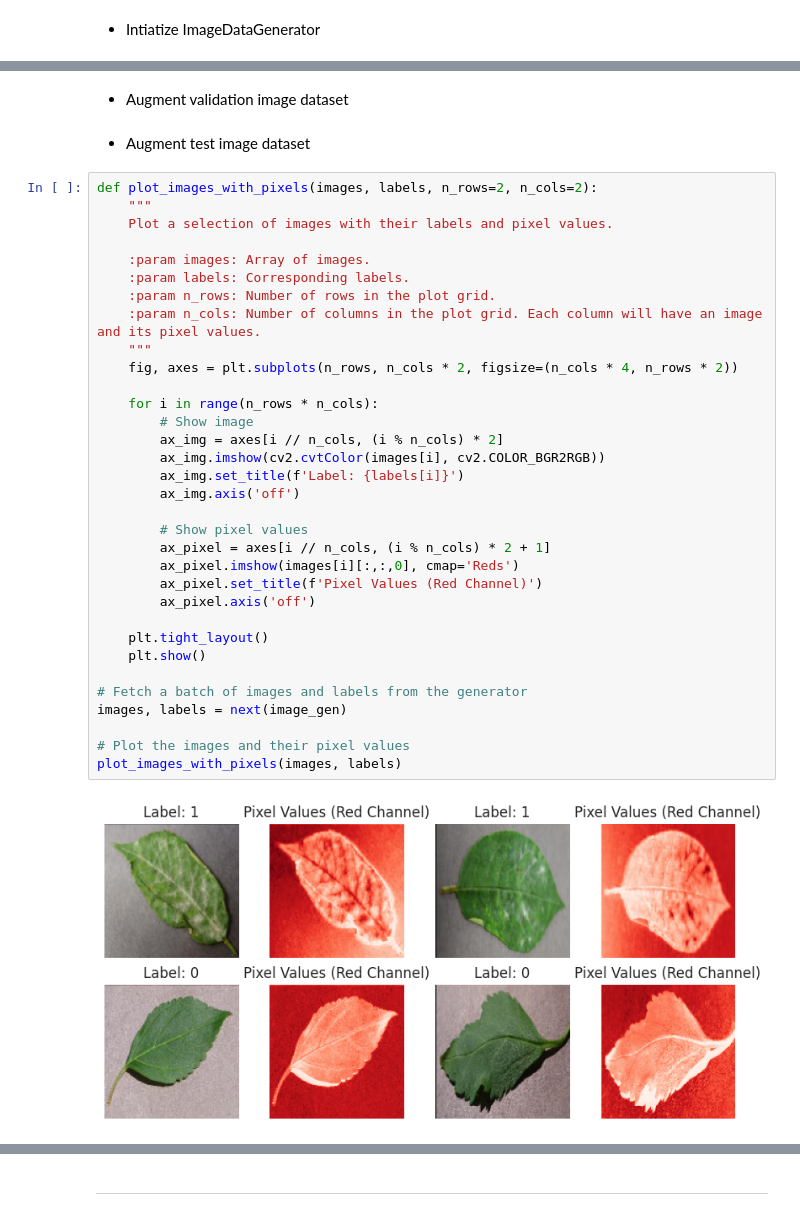
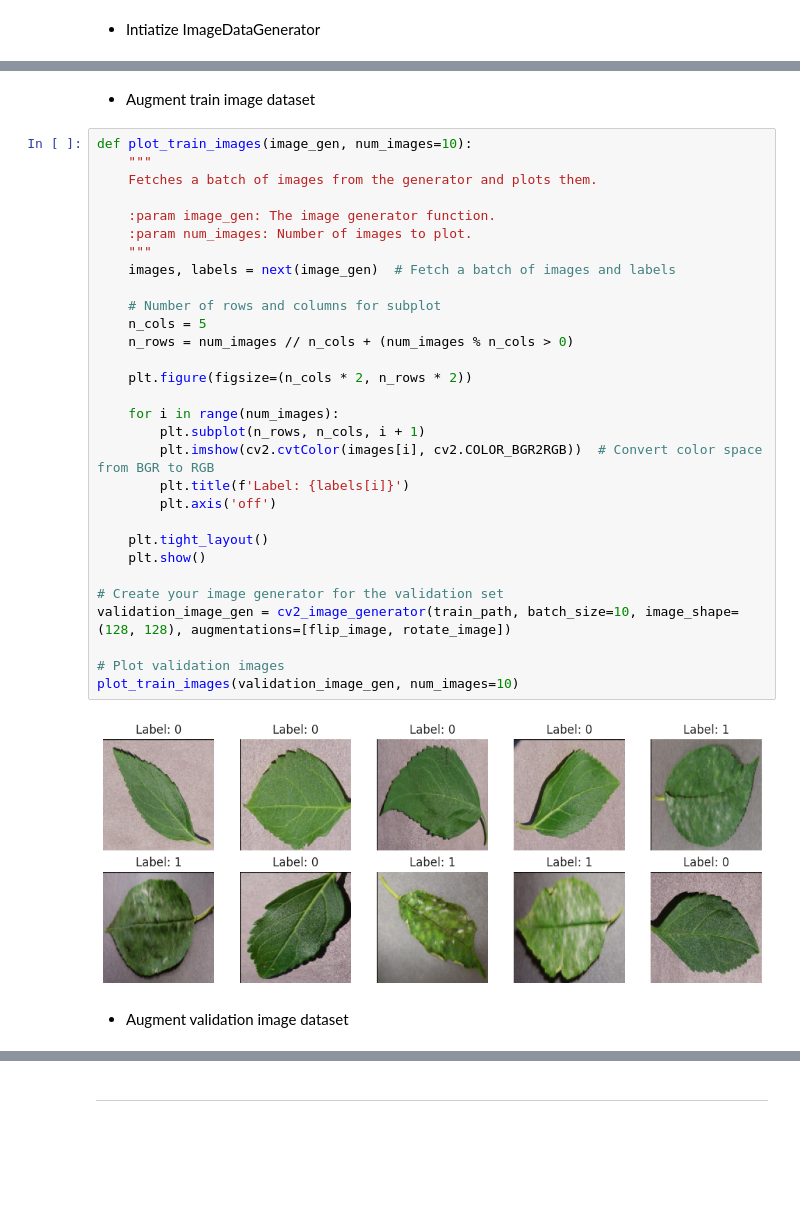
Before and after one commit to adamolnar/Portfolio_5_Cherry_Leaves_Mildew, a Jupyter notebook: jupyter_notebooks/03-DataModelling.ipynb, the cells around one changed output, grey strips where cells are left out. Drawn from its saved outputs; the diff is of its cells as text; blank space fills up the shorter version.

```diff
--- a/jupyter_notebooks/03-DataModelling.ipynb
+++ b/jupyter_notebooks/03-DataModelling.ipynb
@@ -235,39 +306,36 @@ images, labels = next(image_gen)
+# %% [markdown]
+* Augment train image dataset
+# %%
+def plot_train_images(image_gen, num_images=10):
+    """
+    Fetches a batch of images from the generator and plots them.
+
+    :param image_gen: The image generator function.
+    :param num_images: Number of images to plot.
+    """
+    images, labels = next(image_gen)  # Fetch a batch of images and labels
+
+    # Number of rows and columns for subplot
+    n_cols = 5
+    n_rows = num_images // n_cols + (num_images % n_cols > 0)
+
+    plt.figure(figsize=(n_cols * 2, n_rows * 2))
+
+    for i in range(num_images):
+        plt.subplot(n_rows, n_cols, i + 1)
+        plt.imshow(cv2.cvtColor(images[i], cv2.COLOR_BGR2RGB))  # Convert color space from BGR to RGB
+        plt.title(f'Label: {labels[i]}')
+        plt.axis('off')
+
+    plt.tight_layout()
+    plt.show()
+
+# Create your image generator for the validation set
+validation_image_gen = cv2_image_generator(train_path, batch_size=10, image_shape=(128, 128), augmentations=[flip_image, rotate_image])
+
+# Plot validation images
+plot_train_images(validation_image_gen, num_images=10)
+# %% [output]
+[figure, added]
 # %% [markdown]
 * Augment validation image dataset
-# %% [markdown]
-* Augment test image dataset
-# %%
-def plot_images_with_pixels(images, labels, n_rows=2, n_cols=2):
-    """
-    Plot a selection of images with their labels and pixel values.
-
-    :param images: Array of images.
-    :param labels: Corresponding labels.
-    :param n_rows: Number of rows in the plot grid.
-    :param n_cols: Number of columns in the plot grid. Each column will have an image and its pixel values.
-    """
-    fig, axes = plt.subplots(n_rows, n_cols * 2, figsize=(n_cols * 4, n_rows * 2))
-
-    for i in range(n_rows * n_cols):
-        # Show image
-        ax_img = axes[i // n_cols, (i % n_cols) * 2]
-        ax_img.imshow(cv2.cvtColor(images[i], cv2.COLOR_BGR2RGB))
-        ax_img.set_title(f'Label: {labels[i]}')
-        ax_img.axis('off')
-
-        # Show pixel values
-        ax_pixel = axes[i // n_cols, (i % n_cols) * 2 + 1]
-        ax_pixel.imshow(images[i][:,:,0], cmap='Reds')
-        ax_pixel.set_title(f'Pixel Values (Red Channel)')
-        ax_pixel.axis('off')
-
-    plt.tight_layout()
-    plt.show()
-
-# Fetch a batch of images and labels from the generator
-images, labels = next(image_gen)
-
-# Plot the images and their pixel values
-plot_images_with_pixels(images, labels)
-# %% [output]
-[figure, removed]
```
Also changed, not shown: parts of 21 cells of this notebook, 3 other files.
